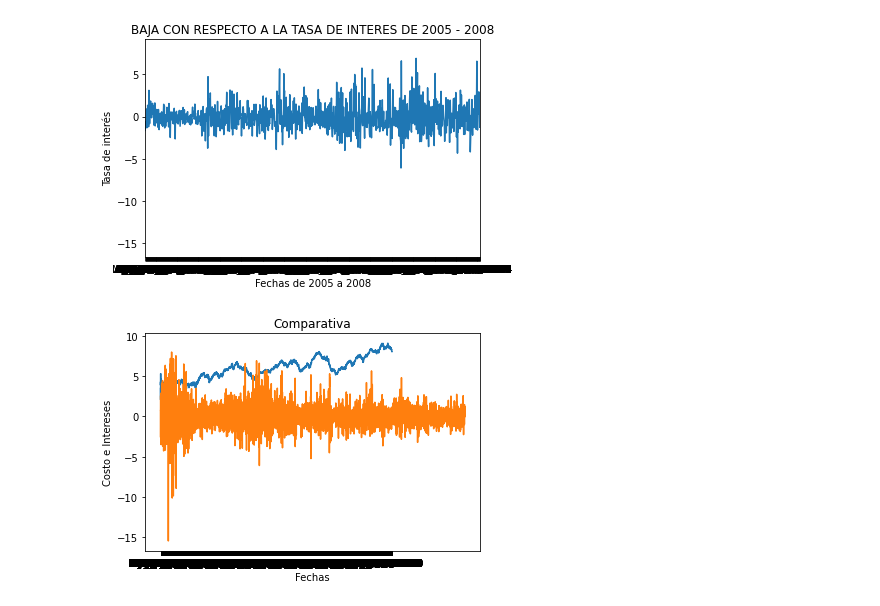
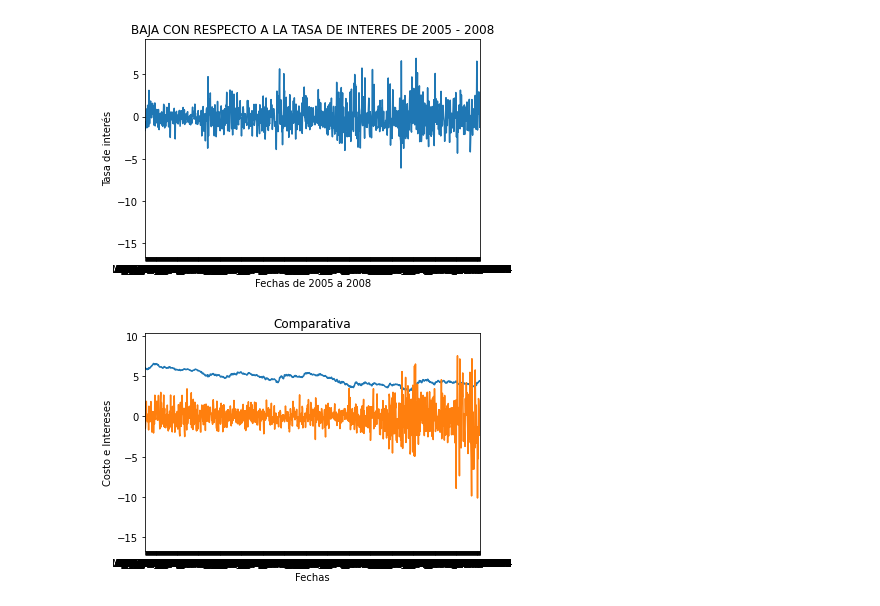
Before and after one commit to ArmandoArV/retoAnalitica, a Jupyter notebook: NOTEBOOKPROYECTO.ipynb, the cells around one changed output. Saved outputs shown, nothing was run; the diff lists cells and outputs as text; code cells hidden in the pictures.

```diff
--- a/NOTEBOOKPROYECTO.ipynb
+++ b/NOTEBOOKPROYECTO.ipynb
@@ -144,10 +154,12 @@ plt.show()
 # %%
 
 
+
 plt.plot(x, y1, y2)
+plt.xlim(1204,184)
 plt.xlabel("Fechas")
 plt.ylabel("Costo e Intereses")
 plt.title("Comparativa")
 plt.show()
 # %% [output]
-[figure, old version]
+[figure, new version]
```
Also changed, not shown: parts of 1 cell of this notebook.
